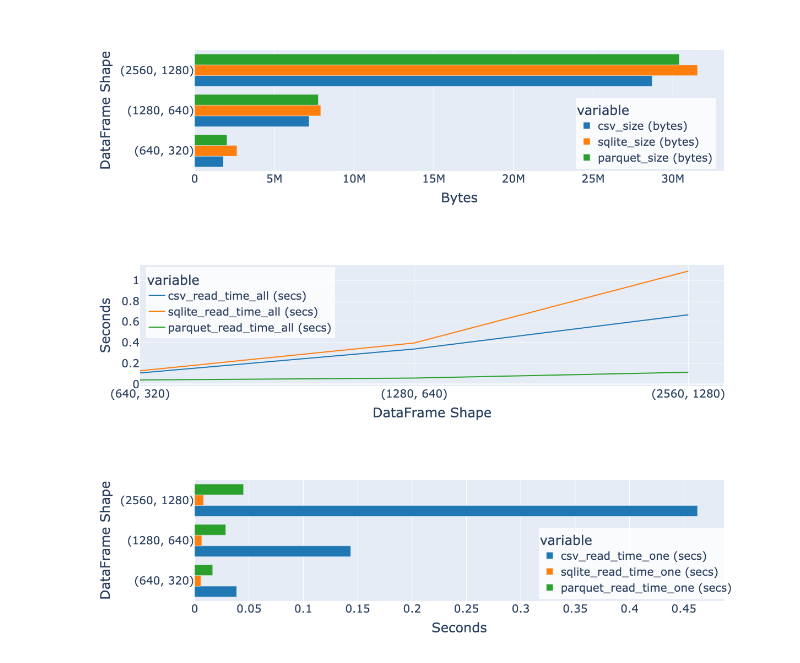
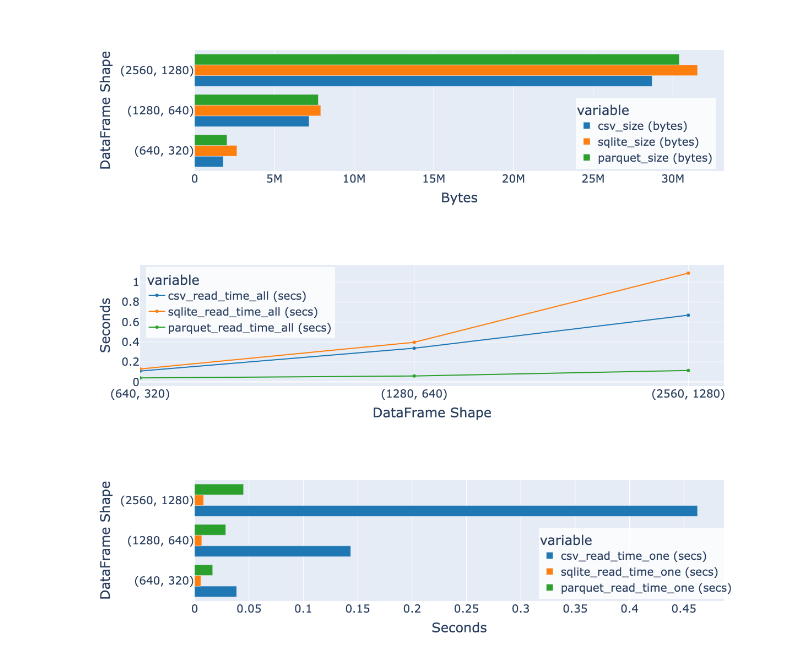
Before and after one commit to d33bs/CytoTable-benchmarks, a Jupyter notebook: notebooks/parquet_analysis.ipynb, the cells around one changed output. Drawn from its saved outputs; the diff is of its cells as text; code cells hidden in the pictures.

```diff
--- a/notebooks/parquet_analysis.ipynb
+++ b/notebooks/parquet_analysis.ipynb
@@ -163,29 +163,31 @@ pio.write_image(fig, f"{image_dir}/file-storage-size.png")
 # %%
 # read time barchart (all columns)
 fig = px.line(
     df_results,
     y=[
         "csv_read_time_all (secs)",
         "sqlite_read_time_all (secs)",
         "parquet_read_time_all (secs)",
     ],
     x="dataframe_shape (rows, cols)",
+
     labels={"dataframe_shape (rows, cols)": "DataFrame Shape", "value": "Seconds"},
     width=1300,
     color_discrete_sequence=px.colors.qualitative.D3,
 )
 fig.update_layout(
     legend=dict(x=0.01, y=0.98, bgcolor="rgba(255,255,255,0.8)"),
     font=dict(
         size=20,  # global font size
     ),
 )
 fig.update_xaxes(range=[0, 2.13])
+fig.update_traces(mode='lines+markers')
 
 pio.write_image(fig, f"{image_dir}/file-read-time-all.png")
 fig.show()
 # %% [output]
-[figure, old version]
+[figure, new version]
 # %%
 # read time barchart (one column)
 fig = px.bar(
```
Also changed, not shown: 2 other files.
